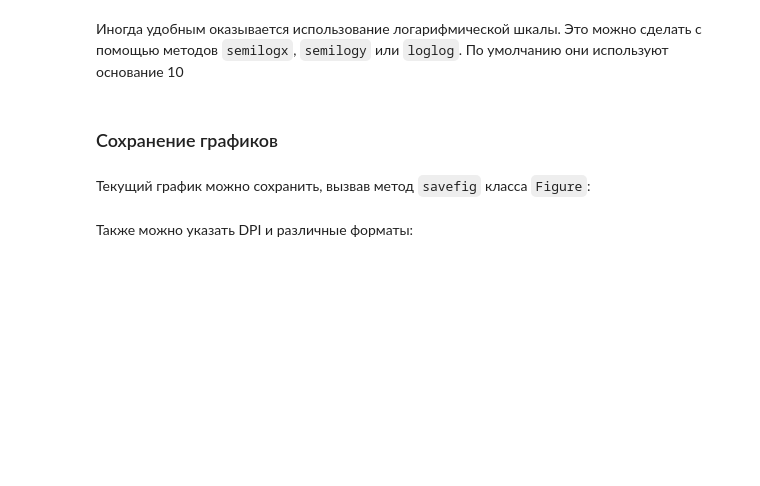
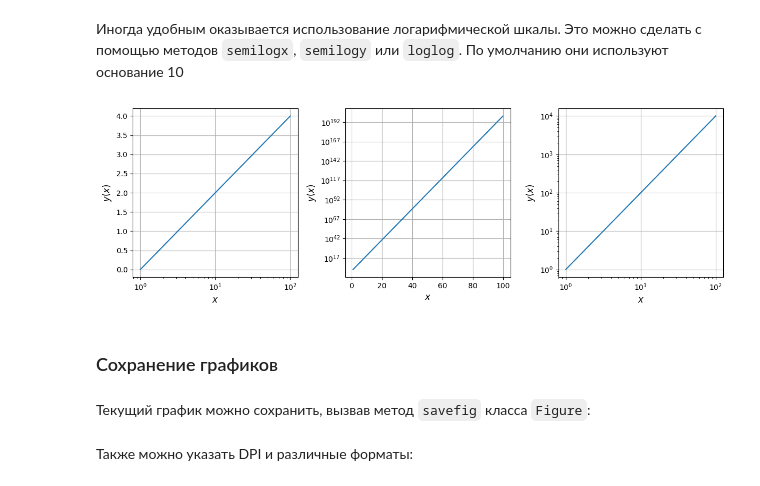
Before and after one commit to anton-pershin/spbu-fundamentals-of-algorithms, a Jupyter notebook: practicum_1/intro_to_numpy_and_matplotlib.ipynb, the cells around one changed output. Drawn from its saved outputs; the diff is of its cells as text; code cells hidden in the pictures; blank space fills up the shorter version.

```diff
--- a/practicum_1/intro_to_numpy_and_matplotlib.ipynb
+++ b/practicum_1/intro_to_numpy_and_matplotlib.ipynb
@@ -1413,5 +1457,23 @@ import numpy as np
 # %% [markdown]
 Иногда удобным оказывается использование логарифмической шкалы. Это можно сделать с помощью методов `semilogx`, `semilogy` или `loglog`. По умолчанию они используют основание 10
+# %%
+x = np.linspace(1., 100., 128, endpoint=True)
+y1 = 2. * np.log10(x)
+y2 = 10**(2. * x)
+y3 = x**2
+
+fig, axes = plt.subplots(1, 3, figsize=(12, 4))
+axes[0].semilogx(x, y1)
+axes[1].semilogy(x, y2)
+axes[2].loglog(x, y3)
+for ax in axes:
+    ax.set_xlabel(r'$x$', fontsize=12)
+    ax.set_ylabel(r'$y(x)$', fontsize=12)
+    ax.grid()
+fig.tight_layout()
+plt.show()
+# %% [output]
+[figure, added]
 # %% [markdown]
 ### Сохранение графиков
 # %% [markdown]
```
Also changed, not shown: parts of 11 cells of this notebook, 5 other files.
